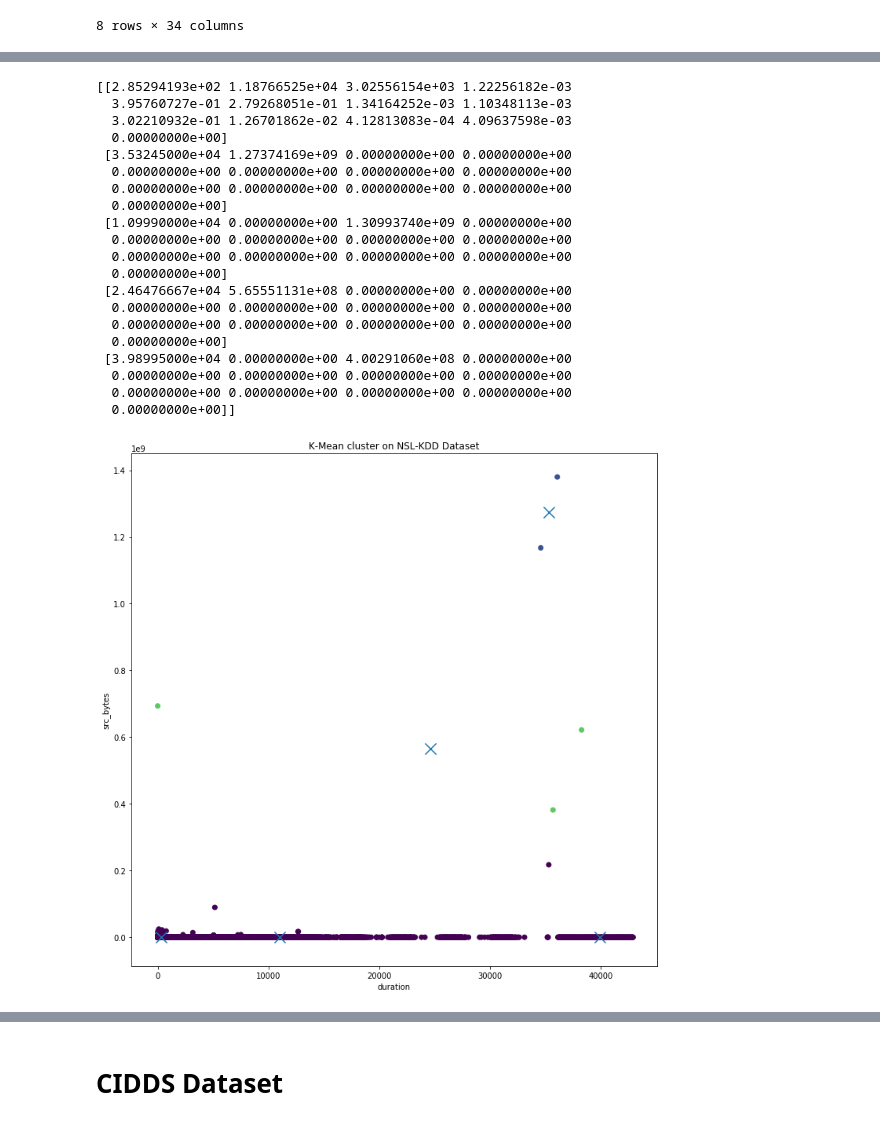
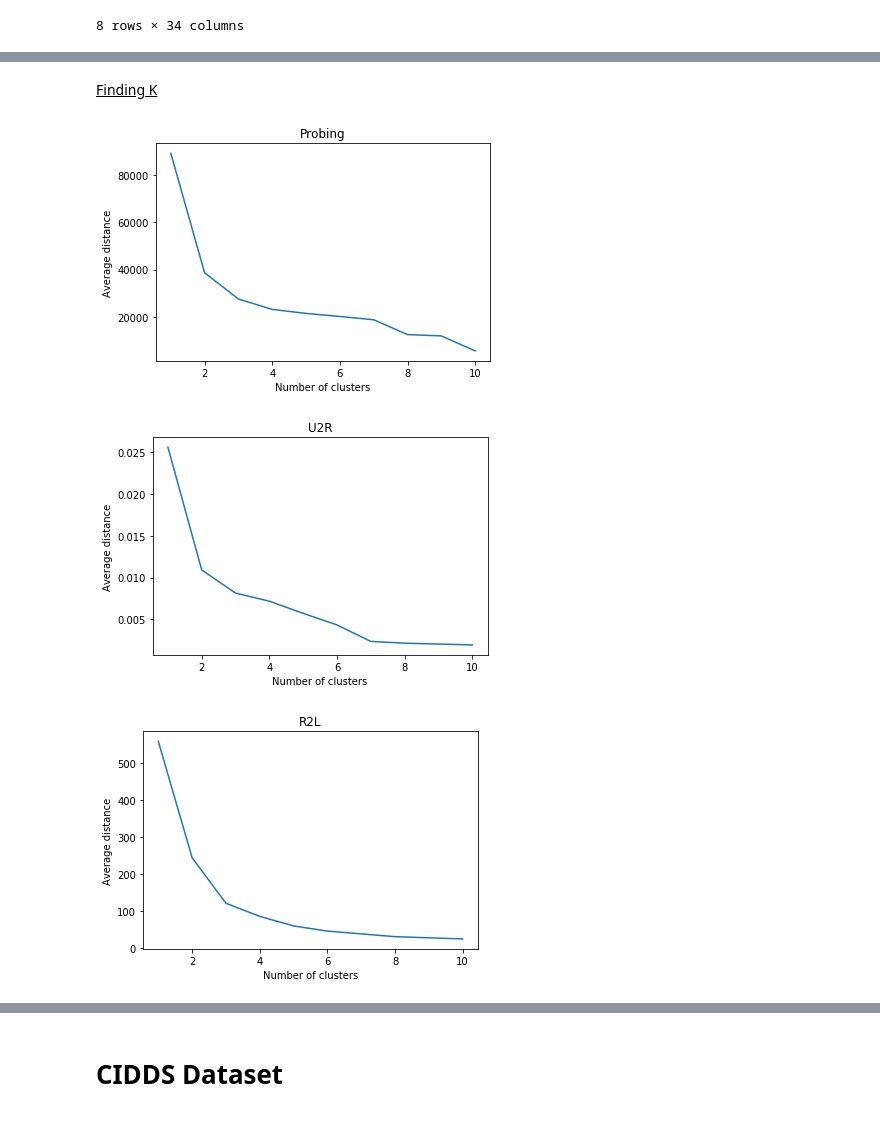
Before and after one commit to BaiKongQue/CSCI-191T_Security_Group, a Jupyter notebook: Security Group Project.ipynb, the cells around one changed output, grey strips where cells are left out. Cells and saved outputs as stored; diff of their text form; code cells hidden in the pictures.

Commit message:
fixed knn, fixed kmean, added probing, u2l, and r2l kmean graphs

```diff
--- a/Security Group Project.ipynb
+++ b/Security Group Project.ipynb
@@ -57,7 +55,7 @@ def violin_all(dataset, X):
         sns.violinplot(x=X, y=i, data=dataset)
         plt.show()
 # %%
-def find_k_graph(kTests, data):
+def find_k_graph(kTests, data, title="Selecting K with the Elbow Method"):
     # k-means cluster analysis
     clusters=range(1,kTests+1)
     meandist=[]
@@ -72,6 +70,7 @@ def find_k_graph(kTests, data):
     plt.plot(clusters, meandist)
     plt.xlabel('Number of clusters')
     plt.ylabel('Average distance')
-    plt.title('Selecting K with the Elbow Method')
+    plt.title(title)
+    plt.show()
 # %% [markdown]
 # NSL-KDD Dataset
@@ -89,0 +79,7 @@ kddDF.head()
+# %%
+kddFile = arff.loadarff('KDDTrain+.arff')
+kddDF = pd.DataFrame(kddFile[0])
+kddDF = kddDF.assign(Class=kddDF['class'].apply(lambda x: x.decode('utf-8')))
+kddDF = kddDF.drop(['class'], axis=1)
+kddDF = kddDF.assign(logged_in=kddDF['logged_in'].apply(lambda x: float(x.decode('utf-8'))))
+kddDF.head()
@@ -122,24 +107,10 @@ find_k_graph(10, kddData.drop(["Class"], axis=1))
-# %%
-k_mean(5, kddDF[feat], "K-Mean cluster on NSL-KDD Dataset", "duration", "src_bytes")
-# %% [output]
-[[2.85294193e+02 1.18766525e+04 3.02556154e+03 1.22256182e-03
-  3.95760727e-01 2.79268051e-01 1.34164252e-03 1.10348113e-03
-  3.02210932e-01 1.26701862e-02 4.12813083e-04 4.09637598e-03
-  0.00000000e+00]
- [3.53245000e+04 1.27374169e+09 0.00000000e+00 0.00000000e+00
-  0.00000000e+00 0.00000000e+00 0.00000000e+00 0.00000000e+00
-  0.00000000e+00 0.00000000e+00 0.00000000e+00 0.00000000e+00
-  0.00000000e+00]
- [1.09990000e+04 0.00000000e+00 1.30993740e+09 0.00000000e+00
-  0.00000000e+00 0.00000000e+00 0.00000000e+00 0.00000000e+00
-  0.00000000e+00 0.00000000e+00 0.00000000e+00 0.00000000e+00
-  0.00000000e+00]
- [2.46476667e+04 5.65551131e+08 0.00000000e+00 0.00000000e+00
-  0.00000000e+00 0.00000000e+00 0.00000000e+00 0.00000000e+00
-  0.00000000e+00 0.00000000e+00 0.00000000e+00 0.00000000e+00
-  0.00000000e+00]
- [3.98995000e+04 0.00000000e+00 4.00291060e+08 0.00000000e+00
-  0.00000000e+00 0.00000000e+00 0.00000000e+00 0.00000000e+00
-  0.00000000e+00 0.00000000e+00 0.00000000e+00 0.00000000e+00
-  0.00000000e+00]]
-[figure, removed]
+# %% [markdown]
+<u> Finding K </u>
+# %%
+find_k_graph(10, kddDF[['duration','src_bytes']], "Probing")
+find_k_graph(10, kddDF[['num_file_creations', 'num_shells']], "U2R")
+find_k_graph(10, kddDF[['duration', 'num_failed_logins']], "R2L")
+# %% [output]
+[figure, added]
+[figure, added]
+[figure, added]
```
Also changed, not shown: parts of 22 cells of this notebook.
